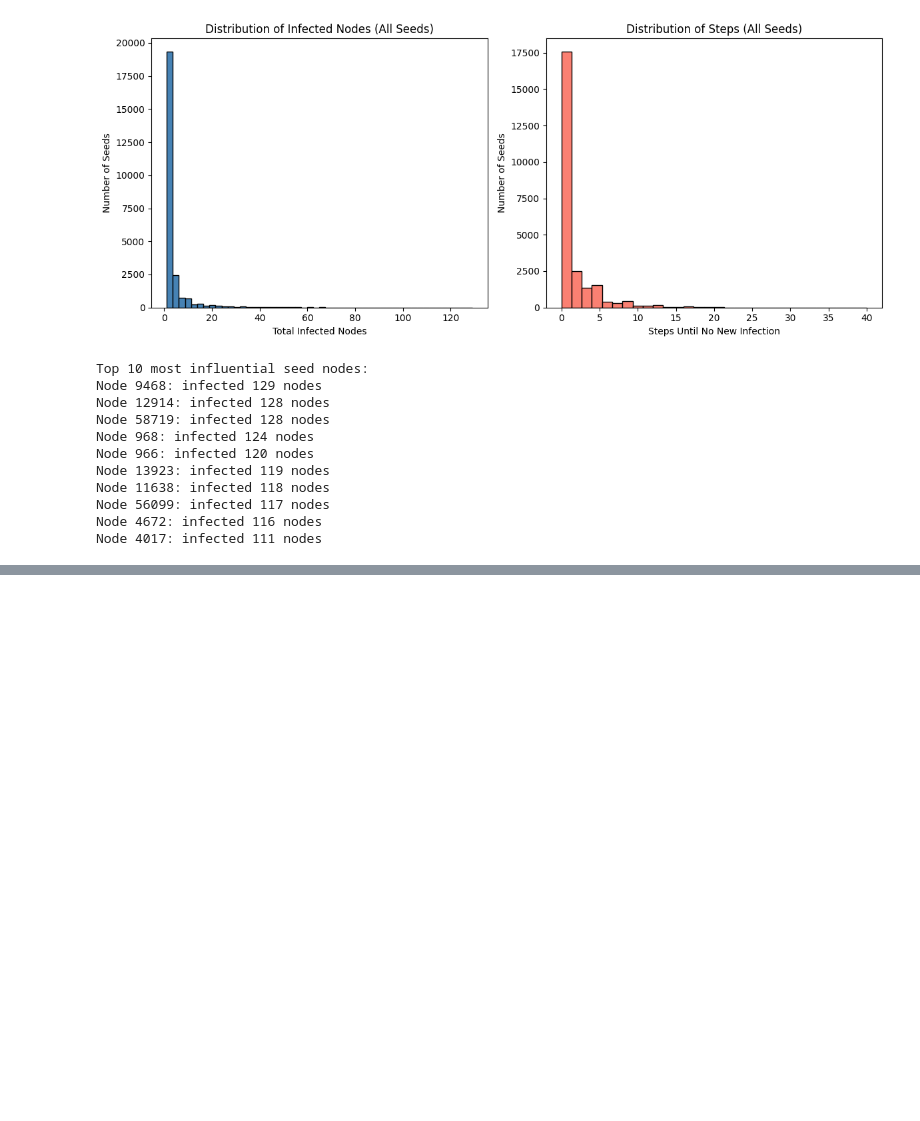
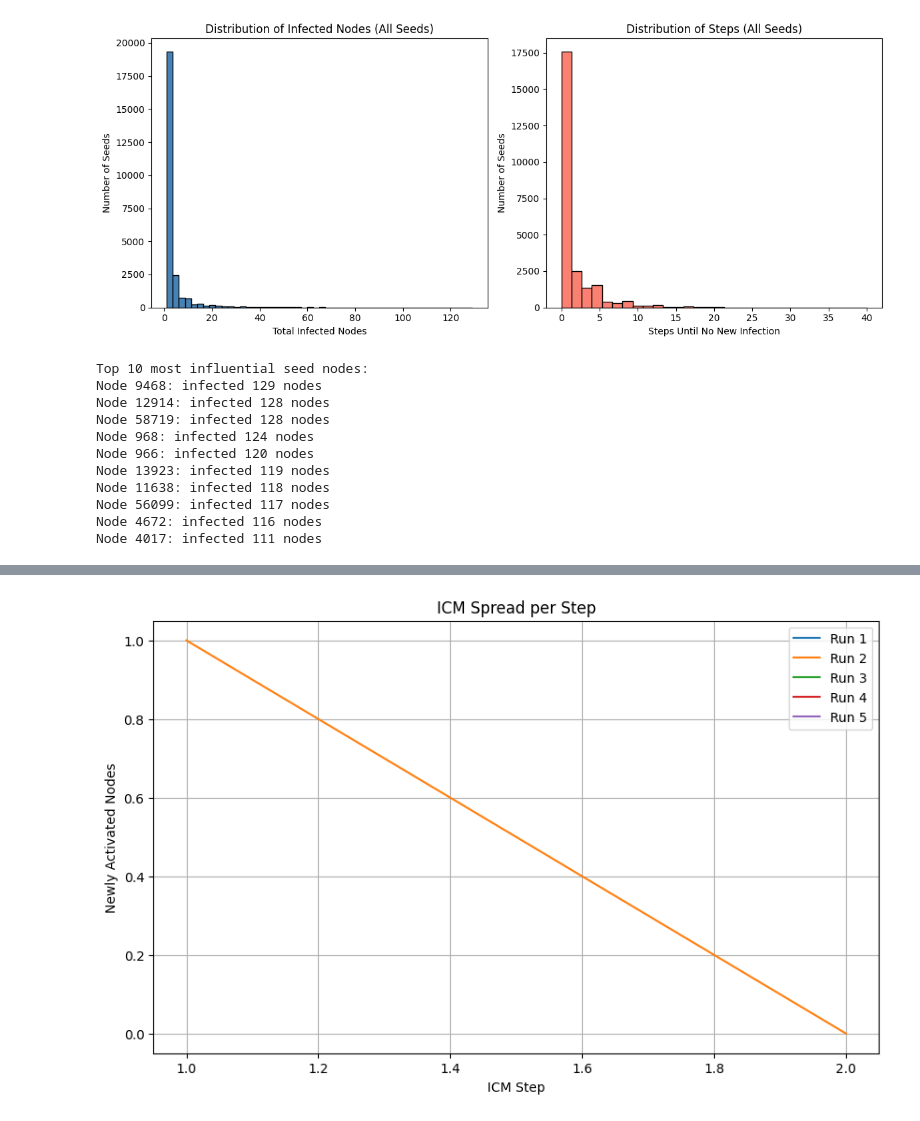
Before and after one commit to Susena-V/SNA_Project, a Jupyter notebook: Project_Round2_TaskBMathOverflow.ipynb, the cells around one changed output, grey strips where cells are left out. Drawn from its saved outputs; the diff is of its cells as text; code cells hidden in the pictures; blank space fills up the shorter version.

```diff
--- a/Project_Round2_TaskBMathOverflow.ipynb
+++ b/Project_Round2_TaskBMathOverflow.ipynb
@@ -174,0 +298,80 @@ Node 4017: infected 111 nodes
+# %%
+import networkx as nx
+import random
+import matplotlib.pyplot as plt
+from collections import defaultdict
+
+# === Load Graph from Temporal File (ignore timestamps) ===
+def load_static_graph(file_path):
+    G = nx.DiGraph()
+    with open(file_path, 'r') as f:
+        for line in f:
+            u, v, _ = line.strip().split()
+            G.add_edge(u, v)
+    return G
+
+# === Assign Activation Probabilities (Sum of Outgoing = 1) ===
+def assign_activation_probabilities(G):
+    for node in G.nodes():
+        neighbors = list(G.successors(node))
+        if not neighbors:
+            continue
+        weights = [random.random() for _ in neighbors]
+        total = sum(weights)
+        for i, nbr in enumerate(neighbors):
+            G[node][nbr]['prob'] = weights[i] / total
+
+# === Standard ICM Simulation ===
+def run_icm(G, seed):
+    active = set([seed])
+    newly_active = set([seed])
+    steps = []
+
+    while newly_active:
+        next_active = set()
+        for node in newly_active:
+            for neighbor in G.successors(node):
+                if neighbor not in active:
+                    prob = G[node][neighbor]['prob']
+                    if random.random() <= prob:
+                        next_active.add(neighbor)
+        steps.append(len(next_active))
+        newly_active = next_active
+        active.update(newly_active)
+    return steps
+
+# === Run Multiple ICM Simulations ===
+def run_multiple_icm(G, runs=5):
+    results = []
+    seeds = random.sample(list(G.nodes()), runs)
+    print("Seeds used:", seeds)
+
+    for seed in seeds:
+        steps = run_icm(G, seed)
+        results.append(steps)
+
+    return results
+
+# === Plotting ===
+def plot_runs(step_lists):
+    plt.figure(figsize=(10, 6))
+    for i, steps in enumerate(step_lists):
+        plt.plot(range(1, len(steps) + 1), steps, label=f'Run {i + 1}')
+    plt.xlabel('ICM Step')
+    plt.ylabel('Newly Activated Nodes')
+    plt.title('ICM Spread per Step')
+    plt.legend()
+    plt.grid(True)
+    plt.show()
+
+# === Main ===
+file_path = '/content/sx-mathoverflow.txt'  # Your actual file path
+G = load_static_graph(file_path)
+assign_activation_probabilities(G)
+results = run_multiple_icm(G)
+
+avg_steps = sum(len(r) for r in results) / len(results)
+print(f"Average number of steps: {avg_steps:.2f}")
+
+plot_runs(results)
+# %% [output]
@@ -174,0 +380 @@ Node 4017: infected 111 nodes
+[figure, added]
```
Also changed, not shown: parts of 8 cells of this notebook.
